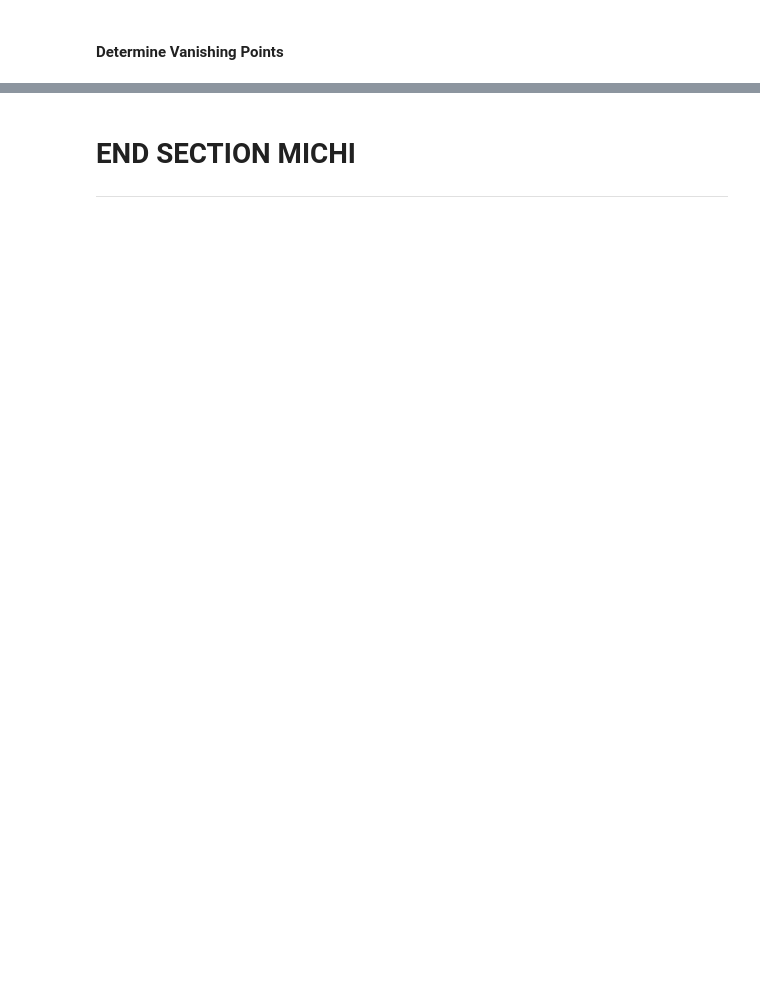
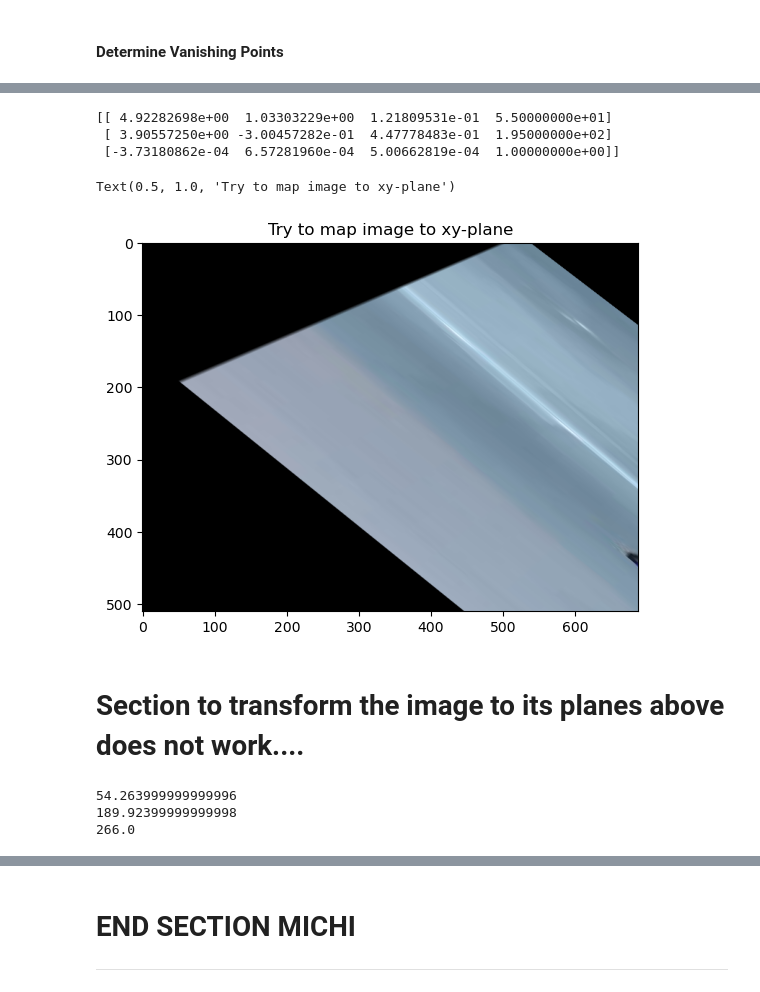
Before and after one commit to AIS-22/UNI-AIS-ibcc, a Jupyter notebook: Classic-Approach/SingleImage3DReconstruction.ipynb, the cells around one changed output, grey strips where cells are left out. Drawn from its saved outputs; the diff is of its cells as text; code cells hidden in the pictures; blank space fills up the shorter version.

Commit message:
classic-approach: add additional code to create a 3d object

```diff
--- a/Classic-Approach/SingleImage3DReconstruction.ipynb
+++ b/Classic-Approach/SingleImage3DReconstruction.ipynb
@@ -218,11 +237,7 @@ print(vanishingPoints)
 from skimage import transform
 
 #form the projection matrix => scaling factors are missing mult with k_matrix??!!!! ask on wednesday!
-vx = (vanishingPoints['x'][0],vanishingPoints['x'][1] ,1)
-vy = (vanishingPoints['y'][0],vanishingPoints['y'][1] ,1)
-vz = (vanishingPoints['z'][0],vanishingPoints['z'][1] ,1)
-w = (0,0,1)
-
-projectionMatrix = np.column_stack([vx,vy,vz,w])
-
-print(projectionMatrix)
+vx = np.array([vanishingPoints['x'][0],vanishingPoints['x'][1] ,1])
+vy = np.array([vanishingPoints['y'][0],vanishingPoints['y'][1] ,1])
+vz = np.array([vanishingPoints['z'][0],vanishingPoints['z'][1] ,1])
+w = np.array([0,0,1])
@@ -234,0 +244,50 @@ translation_vector = projectionMatrix[:, 3]
+# %%
+# World Origin in im-cords
+WO = np.array([55, 195, 1])
+# Reference axis-cords in im-cords
+ref_x = np.array([529, 159, 1])
+ref_y = np.array([423, 351, 1])
+ref_z = np.array([293, 165, 1])
+# Reference axis distances in pixels
+ref_x_dis = 46
+ref_y_dis = 205
+ref_z_dis = 266
+# Scaling factors of the projection matrix using the least squares solution
+a_x = np.linalg.lstsq(vx.reshape(-1, 1), (ref_x - WO), rcond=None)[0] / ref_x_dis
+a_y = np.linalg.lstsq(vy.reshape(-1, 1), (ref_y - WO), rcond=None)[0] / ref_y_dis
+a_z = np.linalg.lstsq(vz.reshape(-1, 1), (ref_z - WO), rcond=None)[0] / ref_z_dis
+# Construction of Projection Matrix
+projectionMatrix = np.column_stack([vx * a_x, vy * a_y, vz * a_z, WO])
+
+print(projectionMatrix)
+# %% [output]
+[[ 4.92282698e+00  1.03303229e+00  1.21809531e-01  5.50000000e+01]
+ [ 3.90557250e+00 -3.00457282e-01  4.47778483e-01  1.95000000e+02]
+ [-3.73180862e-04  6.57281960e-04  5.00662819e-04  1.00000000e+00]]
+# %%
+# transform the image to the objects  normal planes using the projection matrix
+temp = projectionMatrix[:,[0,1,3]]
+new_Image = cv2.warpPerspective(image, temp, image.shape[:2])
+
+plt.imshow(new_Image, cmap='gray')
+plt.title('Try to map image to xy-plane')
+# %% [output]
+Text(0.5, 1.0, 'Try to map image to xy-plane')
+[figure, added]
+# %% [markdown]
+# Section to transform the image to its planes above does not work....
+# %%
+from skimage import transform
+
+z_length = np.ceil(np.linalg.norm(np.array([195,557])-np.array([165,293])))
+# x, y ,z from measurement of the real object
+ratios = [0.204, 0.714, 1]
+y_length = z_length*ratios[1]
+x_length = z_length*ratios[0]
+print(x_length)
+print(y_length)
+print(z_length)
+# %% [output]
+54.263999999999996
+189.92399999999998
+266.0
```
Also changed, not shown: parts of 14 cells of this notebook, 1 other file.
